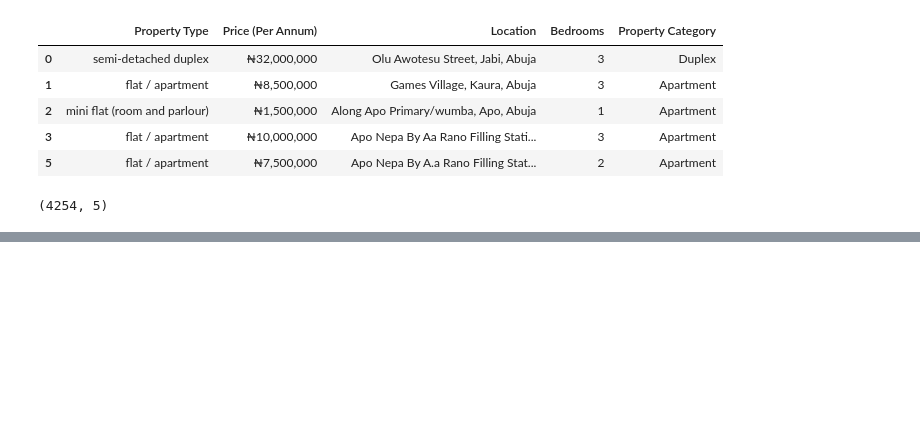
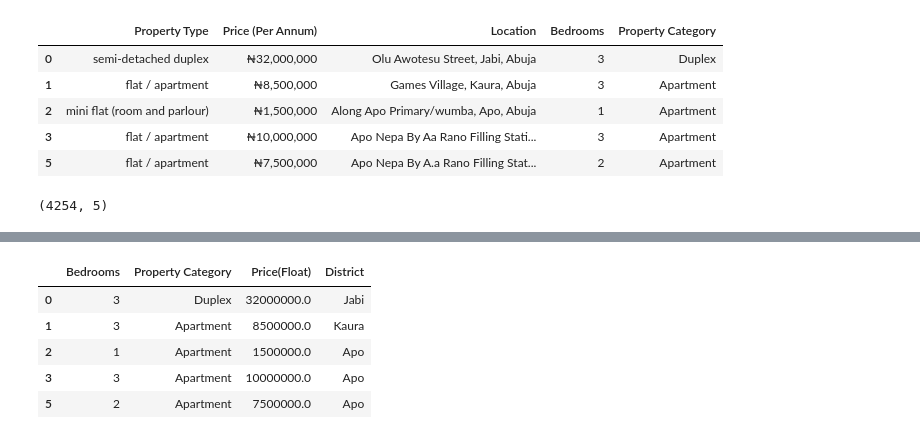
Before and after one commit to PROD-A33A/AMAC-Rental-Intelligence-Dashboard, a Jupyter notebook: Notebooks/data_cleaning_and_analysis.ipynb, the cells around one changed output, grey strips where cells are left out. Cells and saved outputs as stored; diff of their text form; code cells hidden in the pictures; blank space fills up the shorter version.

```diff
--- a/Notebooks/data_cleaning_and_analysis.ipynb
+++ b/Notebooks/data_cleaning_and_analysis.ipynb
@@ -138,0 +232,11 @@ df.shape
+# %%
+#removing commas and converting price(float) column into a float data type
+df["Price(Float)"] = ( df["Price(Float)"] .str.replace(",", "", regex=False) ).astype(float)
+df.head()
+# %% [output]
+|  | Bedrooms | Property Category | Price(Float) | District |
+| 0 | 3 | Duplex | 32000000.0 | Jabi |
+| 1 | 3 | Apartment | 8500000.0 | Kaura |
+| 2 | 1 | Apartment | 1500000.0 | Apo |
+| 3 | 3 | Apartment | 10000000.0 | Apo |
+| 5 | 2 | Apartment | 7500000.0 | Apo |
```
Also changed, not shown: parts of 7 cells of this notebook, 4 other files.
